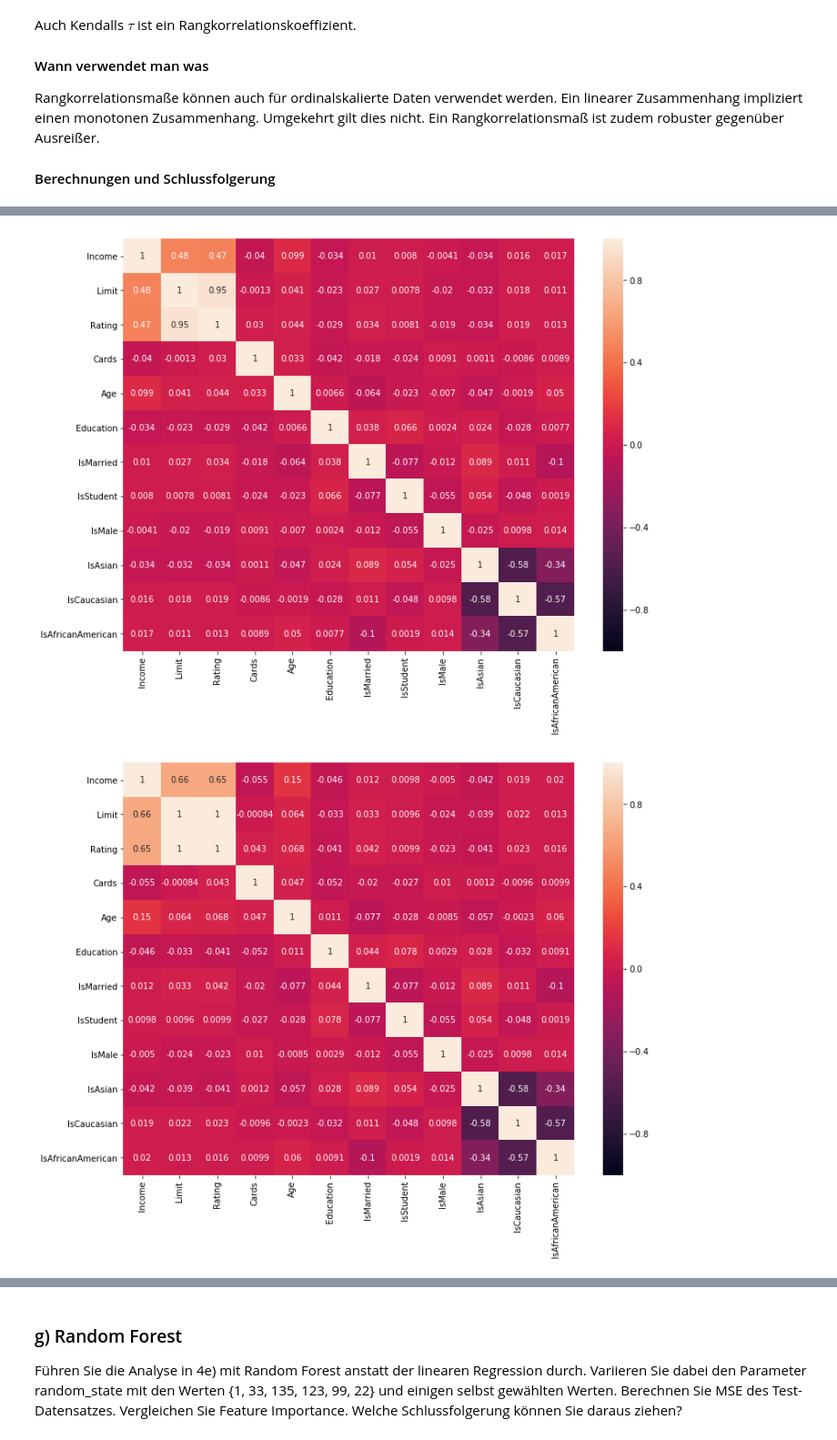
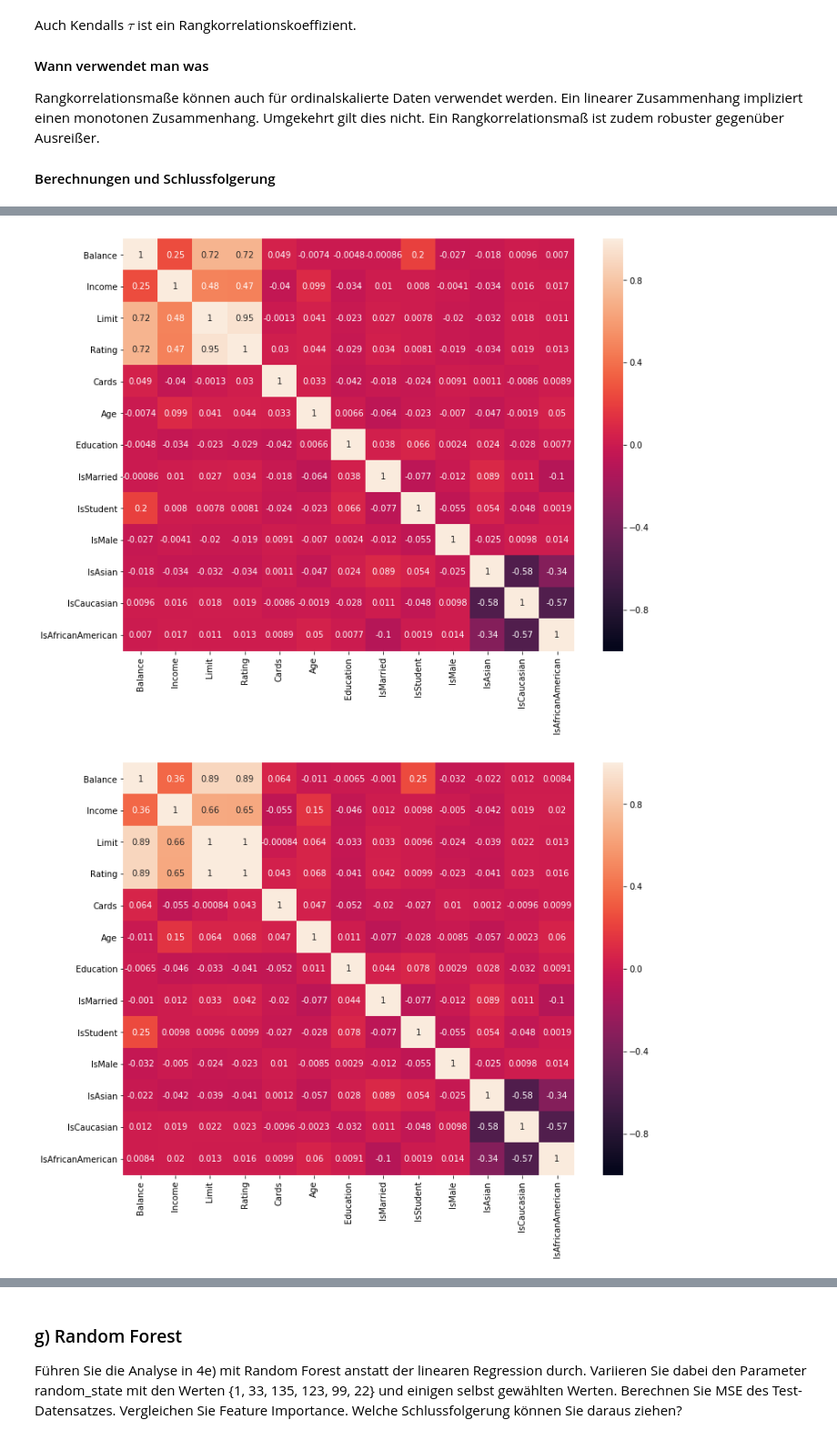
Before and after one commit to tecoKIT/smart-data-analytics, a Jupyter notebook: Uebung1/Exercise4_Carmen.ipynb, the cells around one changed output, grey strips where cells are left out. Shown at 91% size. Saved outputs shown, nothing was run; the diff lists cells and outputs as text; code cells hidden in the pictures.

```diff
--- a/Uebung1/Exercise4_Carmen.ipynb
+++ b/Uebung1/Exercise4_Carmen.ipynb
@@ -716,20 +683,20 @@ plt.show()
 # %%
 # calculate kendalls correlation
-corr_kendall = X.corr('kendall')
+corr_kendall = data.corr('kendall')
 # set figure size
 fig = plt.figure(figsize=(12,9))
 # visualize correlation matrix as heatmap
 sns.heatmap(corr_kendall,vmin=-1,vmax=1,annot=True)
 plt.show()
 # %% [output]
-[figure, old version]
+[figure, new version]
 # %%
 # calculate spearman correlation
-corr_spearman = X.corr('spearman')
+corr_spearman = data.corr('spearman')
 # set figure size
 fig = plt.figure(figsize=(12,9))
 # visualize correlation matrix as heatmap
 sns.heatmap(corr_spearman,vmin=-1,vmax=1,annot=True)
 plt.show()
 # %% [output]
-[figure, old version]
+[figure, new version]
```
Also changed, not shown: parts of 32 cells of this notebook.
